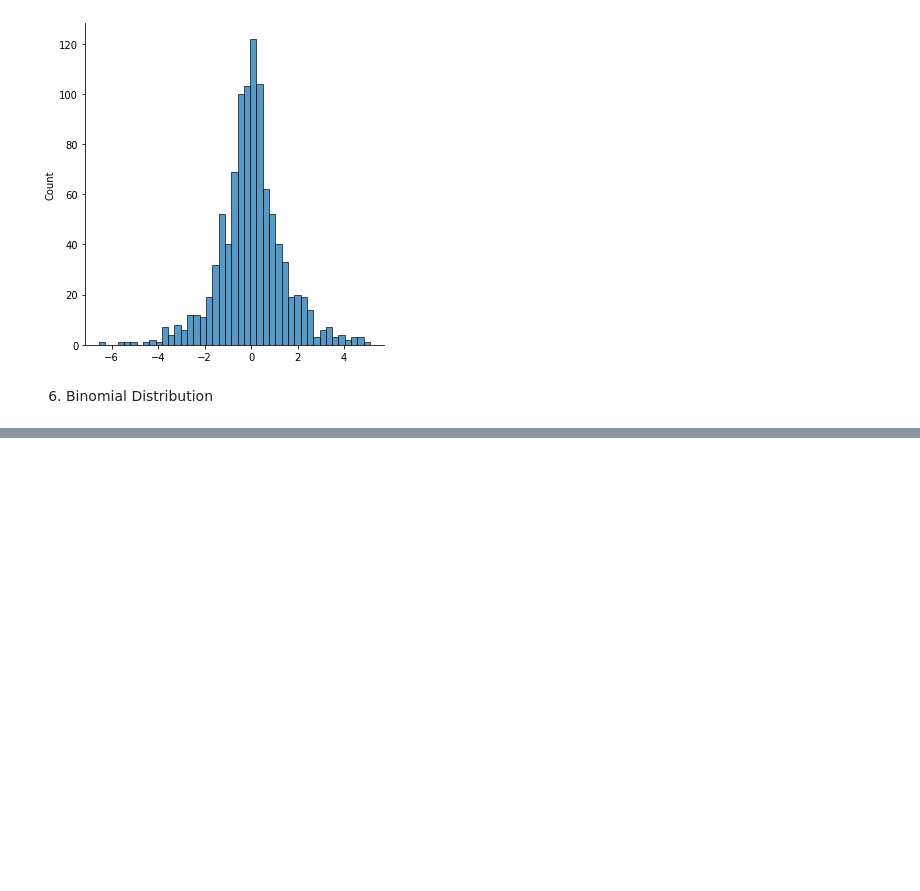
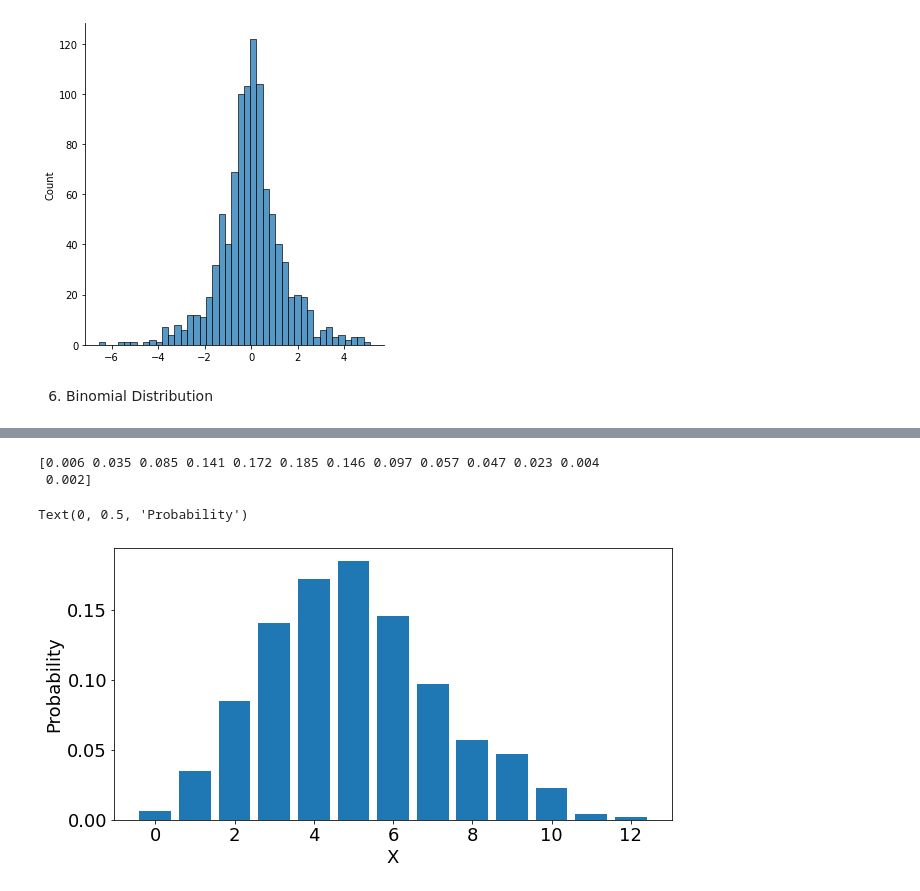
Before and after one commit to maxwell-ebert/Mammoth-Interactive-ML-Fundamentals, a Jupyter notebook: Lesson 2/Machine_Learning_Fundamentals_Distributions.ipynb, the cells around one changed output, grey strips where cells are left out. Saved outputs shown, nothing was run; the diff lists cells and outputs as text; code cells hidden in the pictures; blank space fills up the shorter version.

```diff
--- a/Lesson 2/Machine_Learning_Fundamentals_Distributions.ipynb
+++ b/Lesson 2/Machine_Learning_Fundamentals_Distributions.ipynb
@@ -107,0 +146,29 @@ Text(0.5, 0, 'Head Flips (Out of 5')
+# %%
+from numpy.ma.core import true_divide
+import numpy
+
+lam = 5
+
+number_of_samples = 1000
+
+samples = numpy.random.poisson(lam, number_of_samples)
+
+x, x_count = numpy.unique(samples, return_counts = True)
+
+probability = x_count / number_of_samples
+
+print(probability)
+# %% [output]
+[0.006 0.035 0.085 0.141 0.172 0.185 0.146 0.097 0.057 0.047 0.023 0.004
+ 0.002]
+# %%
+import matplotlib.pyplot as pyplot
+pyplot.figure(figsize=(10,5))
+pyplot.rcParams.update({'font.size': 18})
+pyplot.bar(x,probability)
+
+pyplot.xlabel('X')
+pyplot.ylabel('Probability')
+# %% [output]
+Text(0, 0.5, 'Probability')
+[figure, added]
```
Also changed, not shown: parts of 6 cells of this notebook, 3 other files.
